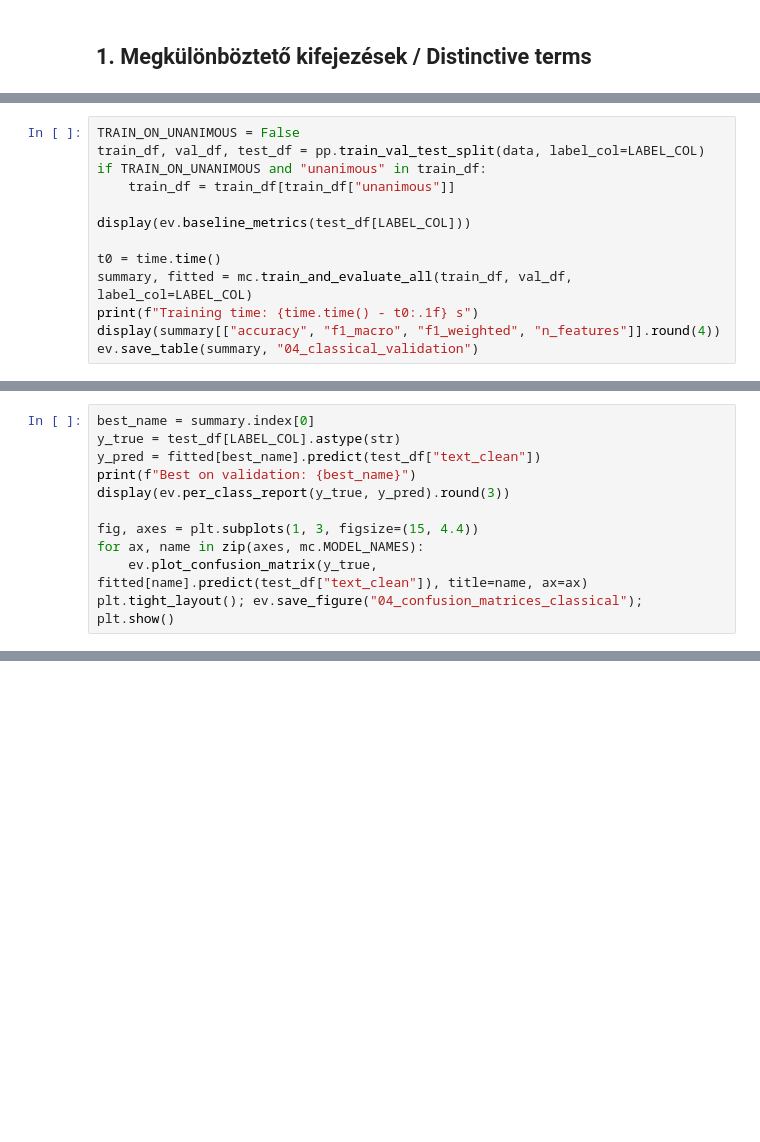
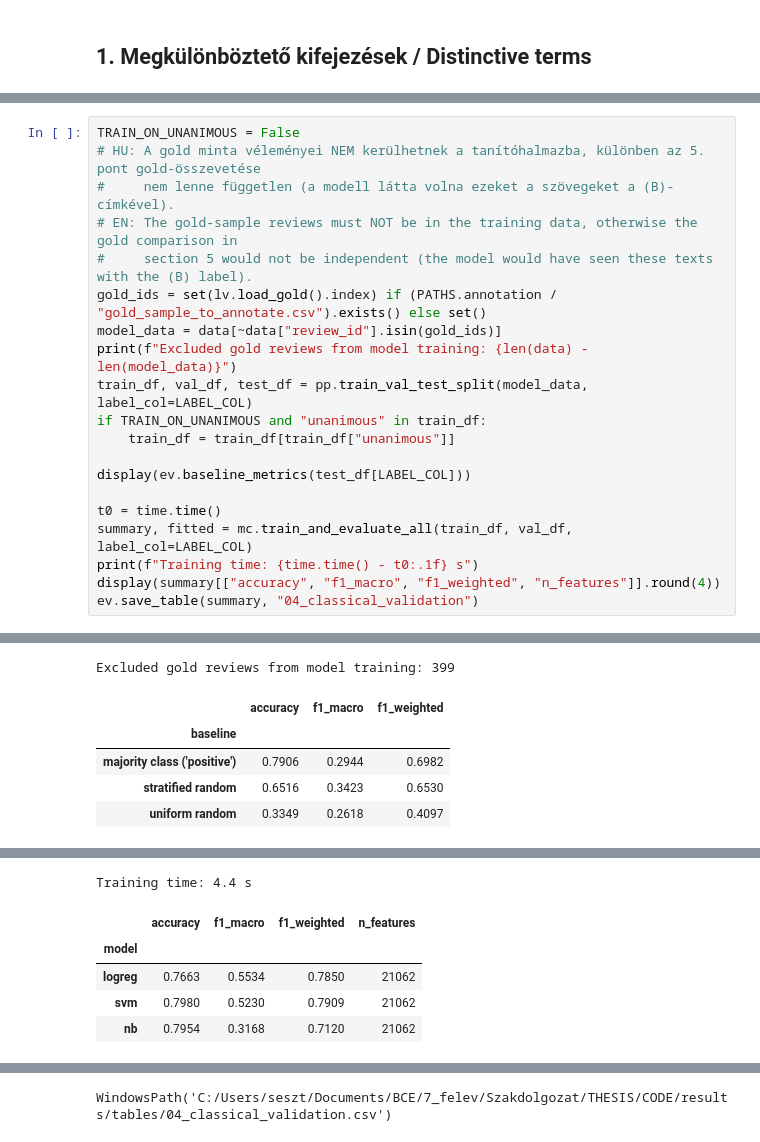
Before and after one commit to sesztaklorant/thesis, a Jupyter notebook: notebooks/04_text_analysis_classical.ipynb, the cells around one changed output, grey strips where cells are left out. Saved outputs shown, nothing was run; the diff lists cells and outputs as text; blank space fills up the shorter version.

```diff
--- a/notebooks/04_text_analysis_classical.ipynb
+++ b/notebooks/04_text_analysis_classical.ipynb
@@ -120,13 +229,0 @@ on the gold sample (section 5). `TRAIN_ON_UNANIMOUS=True`: trains only on the un
-# %%
-TRAIN_ON_UNANIMOUS = False
-train_df, val_df, test_df = pp.train_val_test_split(data, label_col=LABEL_COL)
-if TRAIN_ON_UNANIMOUS and "unanimous" in train_df:
-    train_df = train_df[train_df["unanimous"]]
-
-display(ev.baseline_metrics(test_df[LABEL_COL]))
-
-t0 = time.time()
-summary, fitted = mc.train_and_evaluate_all(train_df, val_df, label_col=LABEL_COL)
-print(f"Training time: {time.time() - t0:.1f} s")
-display(summary[["accuracy", "f1_macro", "f1_weighted", "n_features"]].round(4))
-ev.save_table(summary, "04_classical_validation")
@@ -133,11 +316,21 @@ ev.save_table(summary, "04_classical_validation")
 # %%
-best_name = summary.index[0]
-y_true = test_df[LABEL_COL].astype(str)
-y_pred = fitted[best_name].predict(test_df["text_clean"])
-print(f"Best on validation: {best_name}")
-display(ev.per_class_report(y_true, y_pred).round(3))
+TRAIN_ON_UNANIMOUS = False
+# HU: A gold minta véleményei NEM kerülhetnek a tanítóhalmazba, különben az 5. pont gold-összevetése
+#     nem lenne független (a modell látta volna ezeket a szövegeket a (B)-címkével).
+# EN: The gold-sample reviews must NOT be in the training data, otherwise the gold comparison in
+#     section 5 would not be independent (the model would have seen these texts with the (B) label).
+gold_ids = set(lv.load_gold().index) if (PATHS.annotation / "gold_sample_to_annotate.csv").exists() else set()
+model_data = data[~data["review_id"].isin(gold_ids)]
+print(f"Excluded gold reviews from model training: {len(data) - len(model_data)}")
+train_df, val_df, test_df = pp.train_val_test_split(model_data, label_col=LABEL_COL)
+if TRAIN_ON_UNANIMOUS and "unanimous" in train_df:
+    train_df = train_df[train_df["unanimous"]]
 
-fig, axes = plt.subplots(1, 3, figsize=(15, 4.4))
-for ax, name in zip(axes, mc.MODEL_NAMES):
-    ev.plot_confusion_matrix(y_true, fitted[name].predict(test_df["text_clean"]), title=name, ax=ax)
-plt.tight_layout(); ev.save_figure("04_confusion_matrices_classical"); plt.show()
+display(ev.baseline_metrics(test_df[LABEL_COL]))
+
+t0 = time.time()
+summary, fitted = mc.train_and_evaluate_all(train_df, val_df, label_col=LABEL_COL)
+print(f"Training time: {time.time() - t0:.1f} s")
+display(summary[["accuracy", "f1_macro", "f1_weighted", "n_features"]].round(4))
+ev.save_table(summary, "04_classical_validation")
+# %% [output]
@@ -143,0 +340,6 @@ plt.tight_layout(); ev.save_figure("04_confusion_matrices_classical"); plt.show(
+Excluded gold reviews from model training: 399
+|  | accuracy | f1_macro | f1_weighted |
+| baseline |  |  |  |
+| majority class ('positive') | 0.7906 | 0.2944 | 0.6982 |
+| stratified random | 0.6516 | 0.3423 | 0.6530 |
+| uniform random | 0.3349 | 0.2618 | 0.4097 |
@@ -143,0 +352,6 @@ plt.tight_layout(); ev.save_figure("04_confusion_matrices_classical"); plt.show(
+Training time: 4.4 s
+|  | accuracy | f1_macro | f1_weighted | n_features |
+| model |  |  |  |  |
+| logreg | 0.7663 | 0.5534 | 0.7850 | 21062 |
+| svm | 0.7980 | 0.5230 | 0.7909 | 21062 |
+| nb | 0.7954 | 0.3168 | 0.7120 | 21062 |
@@ -144 +359,2 @@ plt.tight_layout(); ev.save_figure("04_confusion_matrices_classical"); plt.show(
+WindowsPath('C:/Users/seszt/Documents/BCE/7_felev/Szakdolgozat/THESIS/CODE/results/tables/04_classical_validation.csv')
 # %%
```
Also changed, not shown: parts of 23 cells of this notebook, 11 other files.
